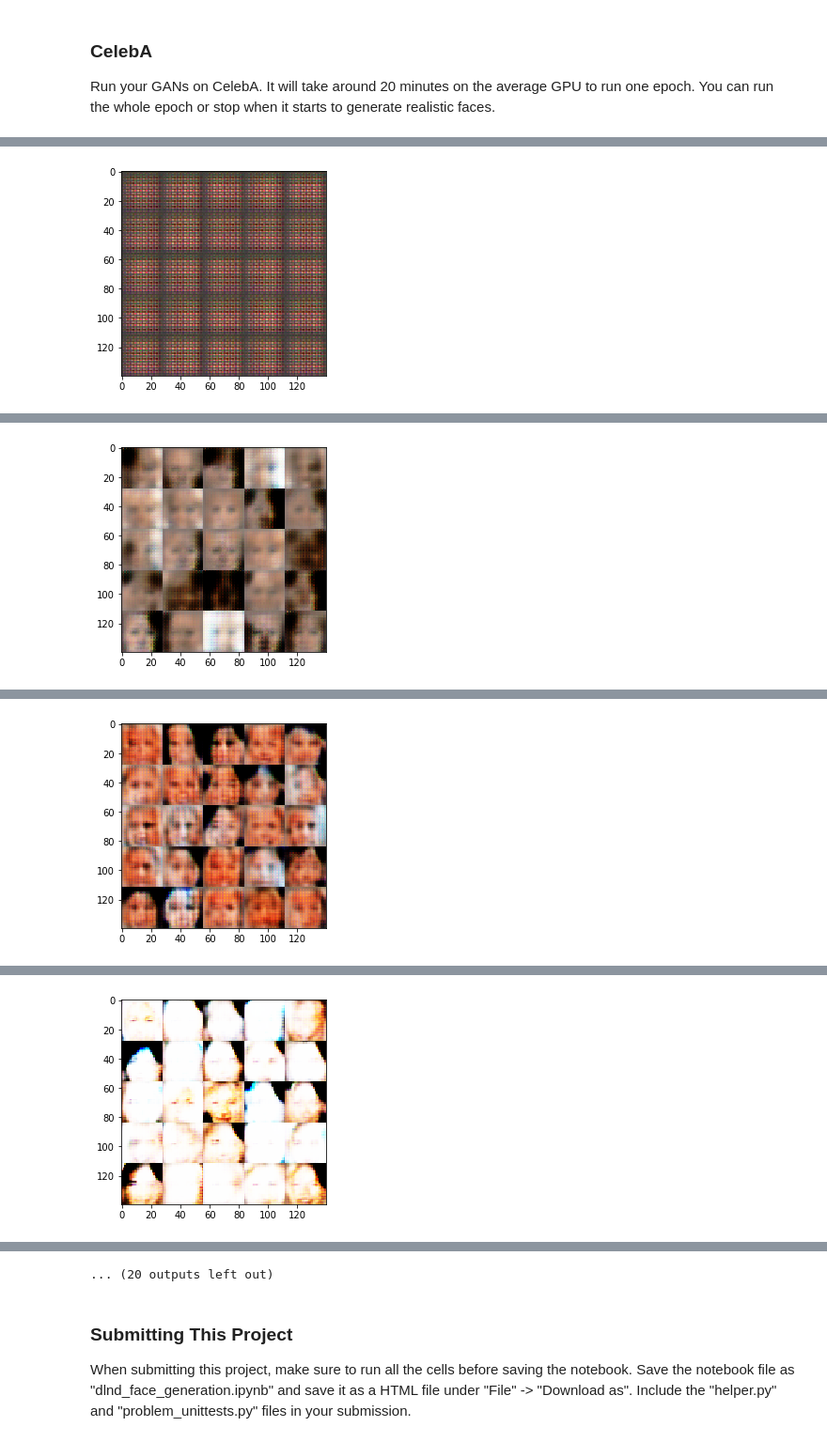
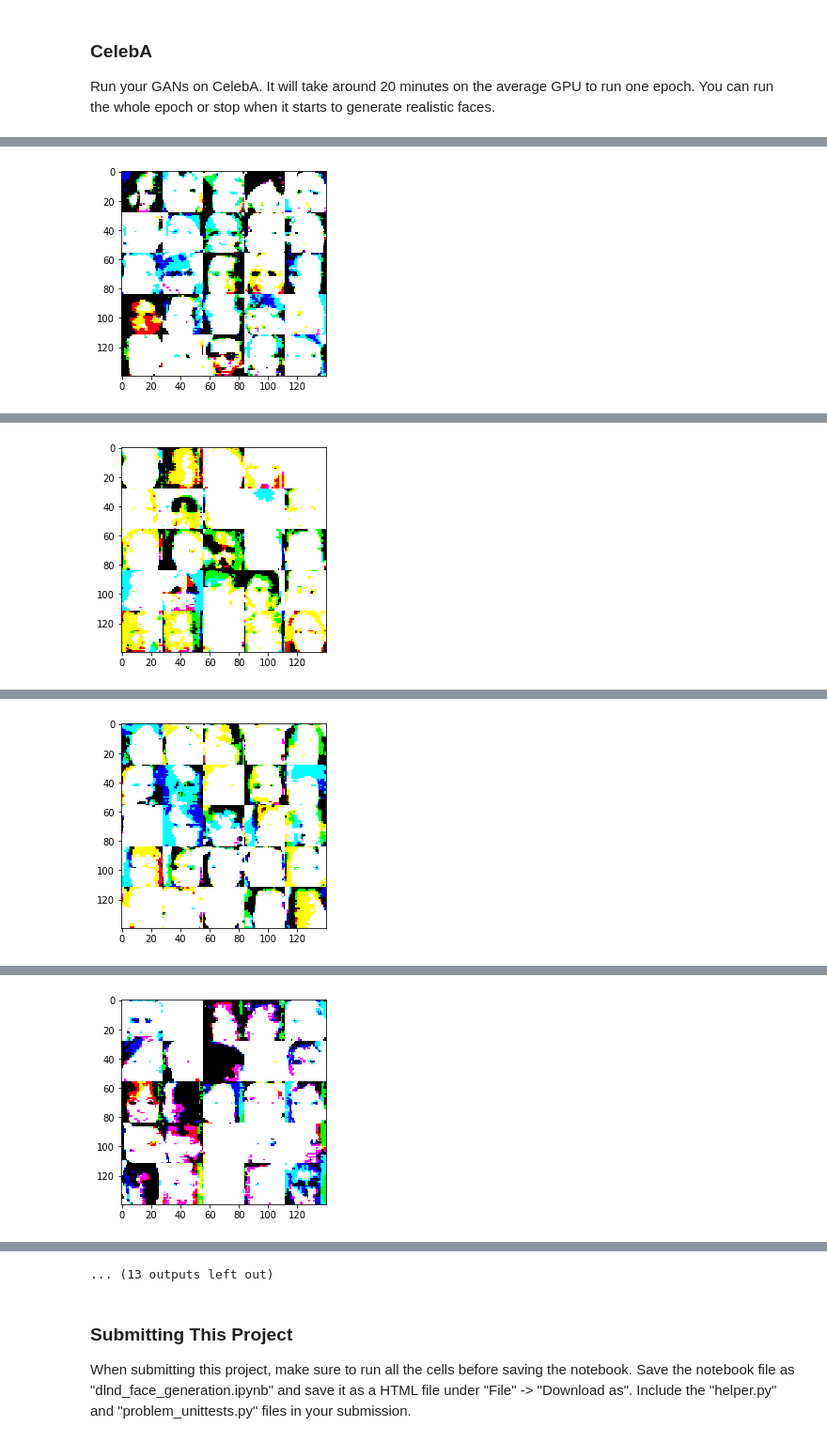
Before and after one commit to mohamedabdallah1996/Face-Generation, a Jupyter notebook: dlnd_face_generation.ipynb, the cells around one changed output, grey strips where cells are left out. Shown at 94% size. Saved outputs shown, nothing was run; the diff lists cells and outputs as text; code cells hidden in the pictures.

```diff
--- a/dlnd_face_generation.ipynb
+++ b/dlnd_face_generation.ipynb
@@ -256,16 +270,18 @@ def model_loss(input_real, input_z, out_channel_dim):
     :return: A tuple of (discriminator loss, generator loss)
     """
     # TODO: Implement Function
+    smooth = 0.1
+
     g_out = generator(input_z, out_channel_dim, is_train=True)
 
     d_real_out, d_real_logits = discriminator(input_real)
     d_fake_out, d_fake_logits = discriminator(g_out, reuse=True)
 
     # discriminator loss
-    real_labels = tf.ones_like(d_real_logits)
+    real_labels = tf.ones_like(d_real_logits) * (1 - smooth)
     real_loss = tf.reduce_mean(tf.nn.sigmoid_cross_entropy_with_logits(labels=real_labels, logits=d_real_logits))
 
-    fake_labels = tf.zeros_like(d_fake_logits)
+    fake_labels = tf.zeros_like(d_fake_logits) * (1 - smooth)
     fake_loss = tf.reduce_mean(tf.nn.sigmoid_cross_entropy_with_logits(labels=fake_labels, logits=d_fake_logits))
 
     d_loss = real_loss + fake_loss
@@ -388,10 +404,14 @@ def train(epoch_count, batch_size, z_dim, learning_rate, beta1, get_batches, dat
 
     with tf.Session() as sess:
         sess.run(tf.global_variables_initializer())
+
+        # load the model
+        saver.restore(sess, './model.ckpt')
+        print("\n loading the model .... ")
+
         for epoch_i in range(epoch_count):
             for batch_images in get_batches(batch_size):
                 # TODO: Train Model
-
                 batch_images = batch_images * 2
 
                 z_batch = np.random.uniform(-1, 1, (batch_size, z_dim))
@@ -403,18 +423,18 @@ def train(epoch_count, batch_size, z_dim, learning_rate, beta1, get_batches, dat
                 train_d_loss = d_loss.eval({real_input: batch_images, z_input: z_batch})
                 train_g_loss = g_loss.eval({z_input: z_batch})
 
-                if(step % 100 == 0):
+                if(step % 10 == 0):
                     print("Epoch {}/{} ... " .format(epoch_i+1, epoch_count),
                           "Discriminator loss = {:4f}" .format(train_d_loss),
                           "Generator loss = {:4f}" .format(train_g_loss))
 
 
-                if(step % 200 == 0):
+                if(step % 100 == 0):
                     show_generator_output(sess, 25, z_input, data_shape[-1], data_image_mode)
+                    # save the model
+                    saver.save(sess, './model.ckpt')
 
                 step += 1
-
-        saver.save(sess, './generator.ckpt')
 # %% [markdown]
 ### MNIST
 Test your GANs architecture on MNIST.  After 2 epochs, the GANs should be able to generate images that look like handwritten digits.  Make sure the loss of the generator is lower than the loss of the discriminator or close to 0.
@@ -457,16 +477,16 @@ Epoch 3/5 ...  Discriminator loss = 0.555757 Generator loss = 1.299027
 ### CelebA
 Run your GANs on CelebA.  It will take around 20 minutes on the average GPU to run one epoch.  You can run the whole epoch or stop when it starts to generate realistic faces.
 # %%
-batch_size = 132
+batch_size = 64
 z_dim = 100
-learning_rate = 0.001
-beta1 = 0.5
+learning_rate = 0.002
+beta1 = 0.3
 
 
 """
 DON'T MODIFY ANYTHING IN THIS CELL THAT IS BELOW THIS LINE
 """
-epochs = 2
+epochs = 5
 
 celeba_dataset = helper.Dataset('celeba', glob(os.path.join(data_dir, 'img_align_celeba/*.jpg')))
 with tf.Graph().as_default():
@@ -477 +500 @@ Epoch 1/2 ...  Discriminator loss = 19.469818 Generator loss = 0.000000
-[figure, old version]
+[figure, new version]
@@ -480 +511 @@ Epoch 1/2 ...  Discriminator loss = 0.910571 Generator loss = 1.226635
-[figure, old version]
+[figure, new version]
@@ -483 +522 @@ Epoch 1/2 ...  Discriminator loss = 1.540600 Generator loss = 0.391597
-[figure, old version]
+[figure, new version]
@@ -486 +533 @@ Epoch 1/2 ...  Discriminator loss = 0.808450 Generator loss = 1.317302
-[figure, old version]
+[figure, new version]
@@ -493,4 +556,4 @@ Epoch 1/2 ...  Discriminator loss = 1.197044 Generator loss = 0.678036
-... (20 outputs left out)
+... (13 outputs left out)
 # %% [markdown]
 ### Submitting This Project
 When submitting this project, make sure to run all the cells before saving the notebook. Save the notebook file as "dlnd_face_generation.ipynb" and save it as a HTML file under "File" -> "Download as". Include the "helper.py" and "problem_unittests.py" files in your submission.
```
Also changed, not shown: parts of 6 cells of this notebook, 1 other file.
